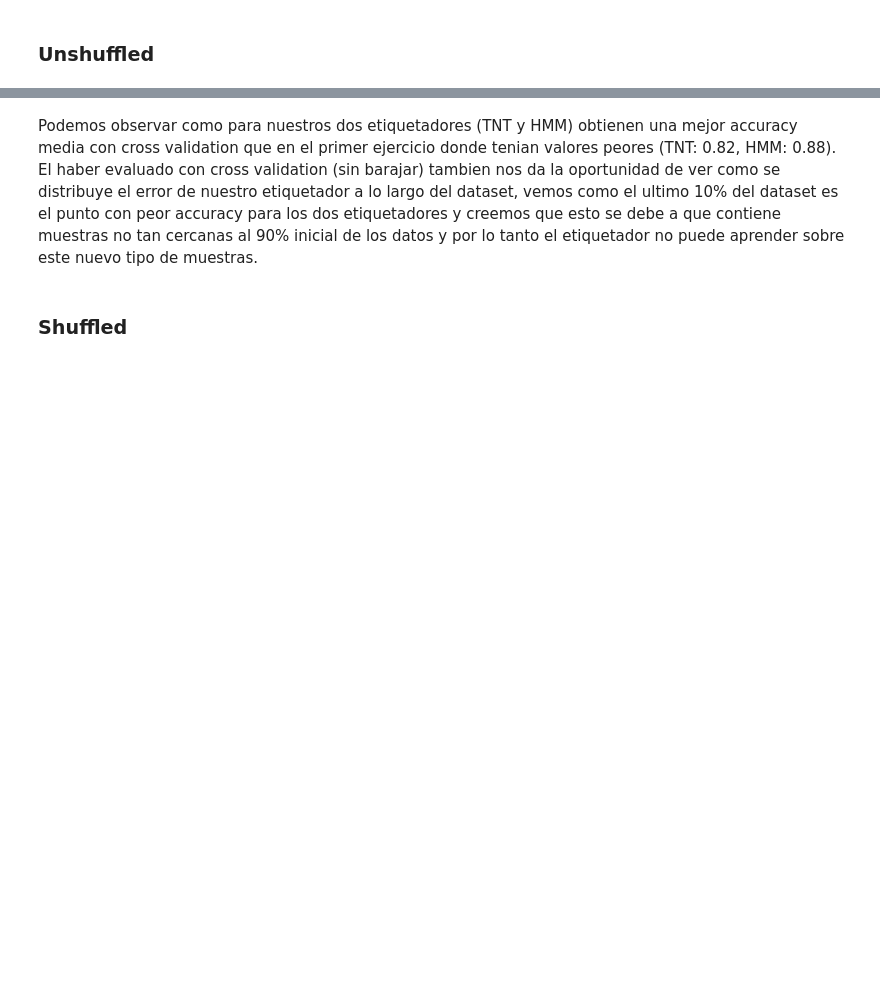
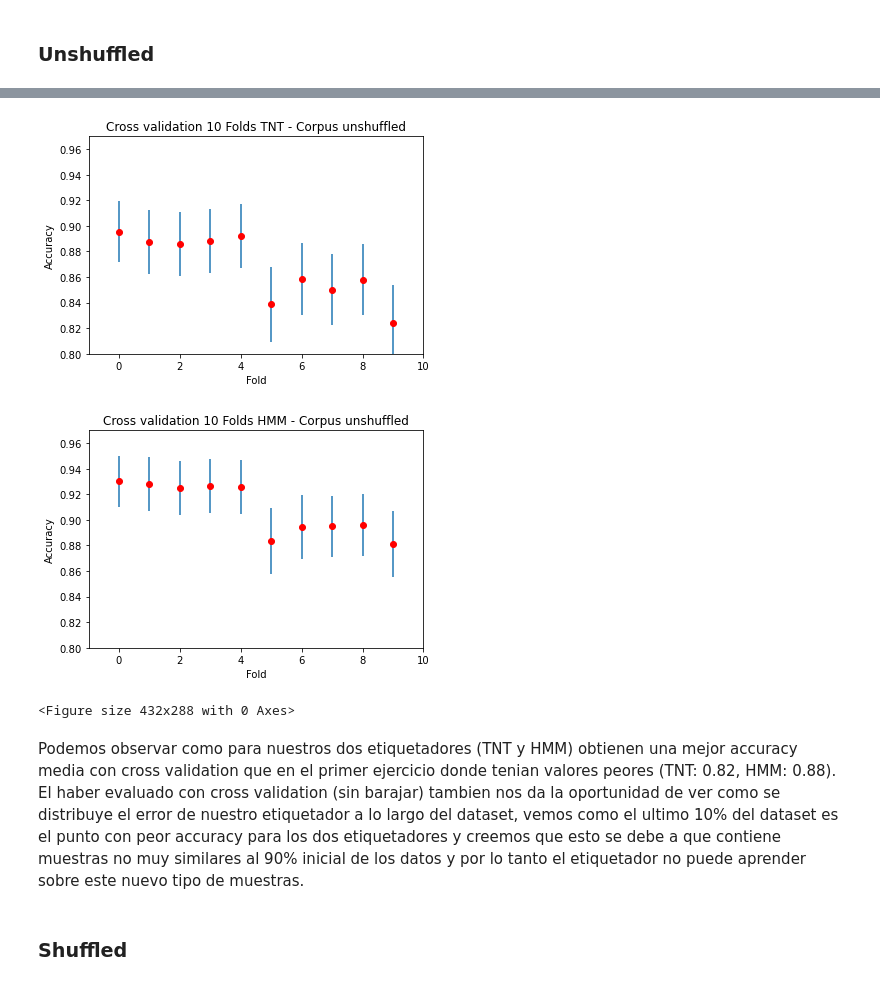
Before and after one commit to jiwidi/MIARFID, a Jupyter notebook: LC/lab2/lab2.ipynb, the cells around one changed output, grey strips where cells are left out. Drawn from its saved outputs; the diff is of its cells as text; code cells hidden in the pictures; blank space fills up the shorter version.

```diff
--- a/LC/lab2/lab2.ipynb
+++ b/LC/lab2/lab2.ipynb
@@ -102,15 +102,15 @@ for train_index, test_index in kf_unshuffled.split(processed_corpus):
     results_unshuffled_tnt.append(v)
     #Intervalos
     d = 1.96*math.sqrt((v*(1-v))/len(test_cv))
-    ic = [round(v-d,3),round(v+d, 3)]
+    ic = round(d,3)
     intervals_unshuffled_tnt.append(ic)
     #HMM
-    tagger_hmm = hmm.HiddenMarkovModelTagger.train(training_notcv)
+    tagger_hmm = hmm.HiddenMarkovModelTagger.train(training_cv)
     v = tagger_hmm.evaluate(test_cv)
     results_unshuffled_hmm.append(v)
     #Intervalos
     d = 1.96*math.sqrt((v*(1-v))/len(test_cv))
-    ic = [round(v-d,3),round(v+d, 3)]
+    ic = round(d,3)
     intervals_unshuffled_hmm.append(ic)
 
 
@@ -131,14 +131,14 @@ for train_index, test_index in kf_shuffled.split(processed_corpus):
     results_shuffled_tnt.append(v)
     #Intervalos
     d = 1.96*math.sqrt((v*(1-v))/len(test_cv))
-    ic = [round(v-d,3),round(v+d, 3)]
+    ic = round(d,3)
     intervals_shuffled_tnt.append(ic)
     #HMM
-    tagger_hmm = hmm.HiddenMarkovModelTagger.train(training_notcv)
+    tagger_hmm = hmm.HiddenMarkovModelTagger.train(training_cv)
     v = tagger_hmm.evaluate(test_cv)
     results_shuffled_hmm.append(v)
     #Intervalos
     d = 1.96*math.sqrt((v*(1-v))/len(test_cv))
-    ic = [round(v-d,3),round(v+d, 3)]
+    ic = round(d,3)
     intervals_shuffled_hmm.append(ic)
 # %% [output]
@@ -196,4 +151,39 @@ plt.show()
+# %%
+import seaborn as sns
+import matplotlib.pyplot as plt
+
+#TNT
+
+x=[i for i in range(10)]
+y=results_unshuffled_tnt # results es una lista con los resultados de cada experimento
+plt.axis([-1, 10, 0.80, 0.97])
+plt.ylabel('Accuracy')
+plt.xlabel('Fold')
+plt.title('Cross validation 10 Folds TNT - Corpus unshuffled')
+plt.plot(x,y,'ro')
+Tic=intervals_unshuffled_tnt# Lista con los intervalos de confianza
+plt.errorbar(x,y,yerr=Tic,linestyle='None')
+plt.show()
+plt.savefig('cv_tnt_unshuffled.png')
+
+#HMM
+
+x=[i for i in range(10)]
+y=results_unshuffled_hmm # results es una lista con los resultados de cada experimento
+plt.axis([-1, 10, 0.80, 0.97])
+plt.ylabel('Accuracy')
+plt.xlabel('Fold')
+plt.title('Cross validation 10 Folds HMM - Corpus unshuffled')
+plt.plot(x,y,'ro')
+Tic=intervals_unshuffled_hmm# Lista con los intervalos de confianza
+plt.errorbar(x,y,yerr=Tic,linestyle='None')
+plt.show()
+plt.savefig('cv_hmm_unshuffled.png')
+# %% [output]
+[figure, added]
+[figure, added]
+<Figure size 432x288 with 0 Axes>
 # %% [markdown]
-Podemos observar como para nuestros dos etiquetadores (TNT y HMM) obtienen una mejor accuracy media con cross validation que en el primer ejercicio donde tenian valores peores (TNT: 0.82, HMM: 0.88). El haber evaluado con cross validation (sin barajar) tambien nos da la oportunidad de ver como se distribuye el error de nuestro etiquetador a lo largo del dataset, vemos como el ultimo 10% del dataset es el punto con peor accuracy para los dos etiquetadores y creemos que esto se debe a que contiene muestras no tan cercanas al 90% inicial de los datos y por lo tanto el etiquetador no puede aprender sobre este nuevo tipo de muestras.
+Podemos observar como para nuestros dos etiquetadores (TNT y HMM) obtienen una mejor accuracy media con cross validation que en el primer ejercicio donde tenian valores peores (TNT: 0.82, HMM: 0.88). El haber evaluado con cross validation (sin barajar) tambien nos da la oportunidad de ver como se distribuye el error de nuestro etiquetador a lo largo del dataset, vemos como el ultimo 10% del dataset es el punto con peor accuracy para los dos etiquetadores y creemos que esto se debe a que contiene muestras no muy similares al 90% inicial de los datos y por lo tanto el etiquetador no puede aprender sobre este nuevo tipo de muestras.
 # %% [markdown]
 ### Shuffled
```
Also changed, not shown: parts of 6 cells of this notebook, 5 other files.
